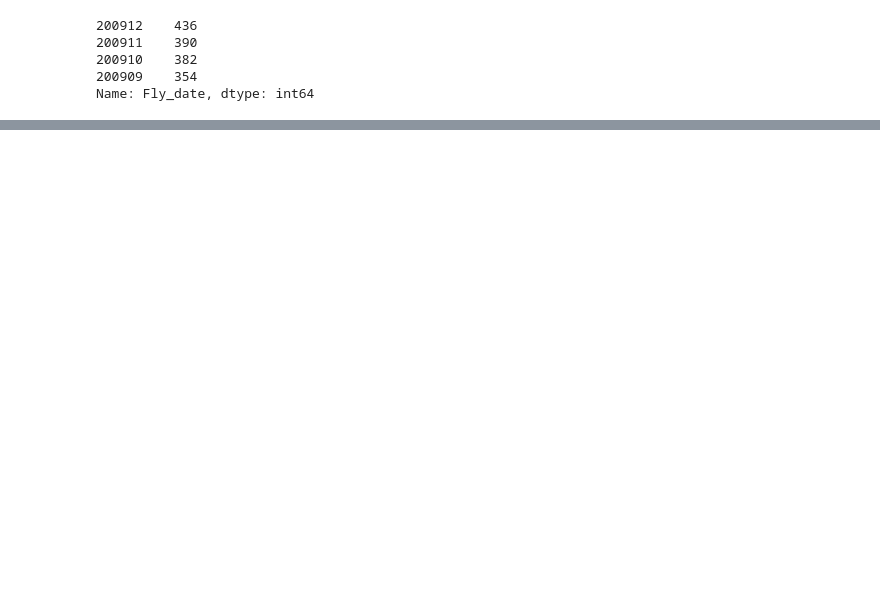
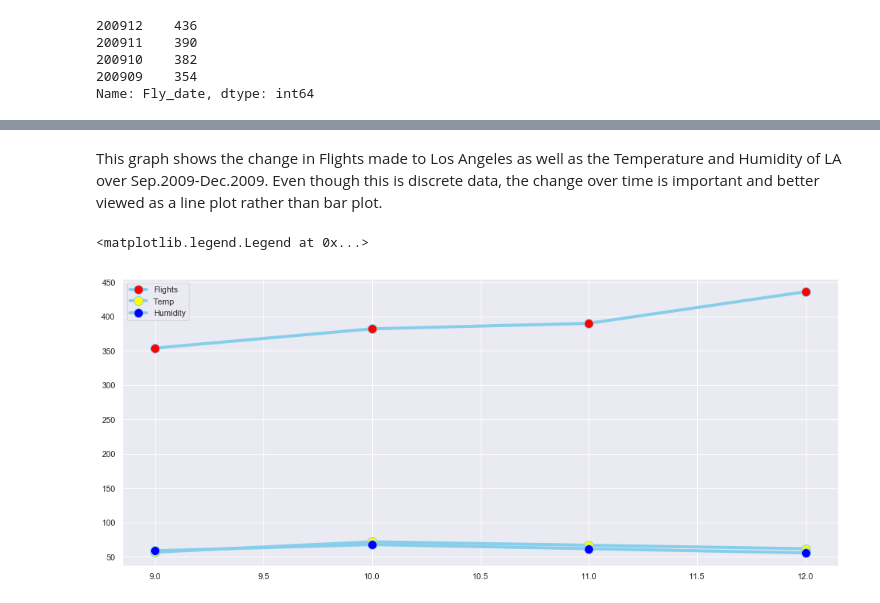
Before and after one commit to adamxkabbara/Paradise-Lost, a Jupyter notebook: Project.ipynb, the cells around one changed output, grey strips where cells are left out. Drawn from its saved outputs; the diff is of its cells as text; code cells hidden in the pictures; blank space fills up the shorter version.

Commit message:
Big Visualization Changes

```diff
--- a/Project.ipynb
+++ b/Project.ipynb
@@ -292,0 +271,4 @@ plt.show()
+# %%
+la_fly_freq_data = [[9,354,57,59],[10,382,72,68],[11,390,67,62],[12,436,62,56]]
+la_fly_freq = pd.DataFrame(la_fly_freq_data, columns = ['Date','Flights','Temp','Humidity'])
+la_fly_freq
@@ -292,0 +369,11 @@ plt.show()
+# %% [markdown]
+This graph shows the change in Flights made to Los Angeles as well as the Temperature and Humidity of LA over Sep.2009-Dec.2009. Even though this is discrete data, the change over time is important and better viewed as a line plot rather than bar plot.
+# %%
+# multiple line plot
+plt.plot( 'Date', 'Flights', data=la_fly_freq, marker='o', markerfacecolor='red', markersize=12, color='skyblue', linewidth=4)
+plt.plot( 'Date', 'Temp', data=la_fly_freq, marker='o', markerfacecolor='yellow', markersize=12, color='skyblue', linewidth=4)
+plt.plot( 'Date', 'Humidity', data=la_fly_freq, marker='o', markerfacecolor='blue', markersize=12, color='skyblue', linewidth=4)
+plt.legend()
+# %% [output]
+<matplotlib.legend.Legend at 0x...>
+[figure, added]
```
Also changed, not shown: parts of 45 cells of this notebook.
